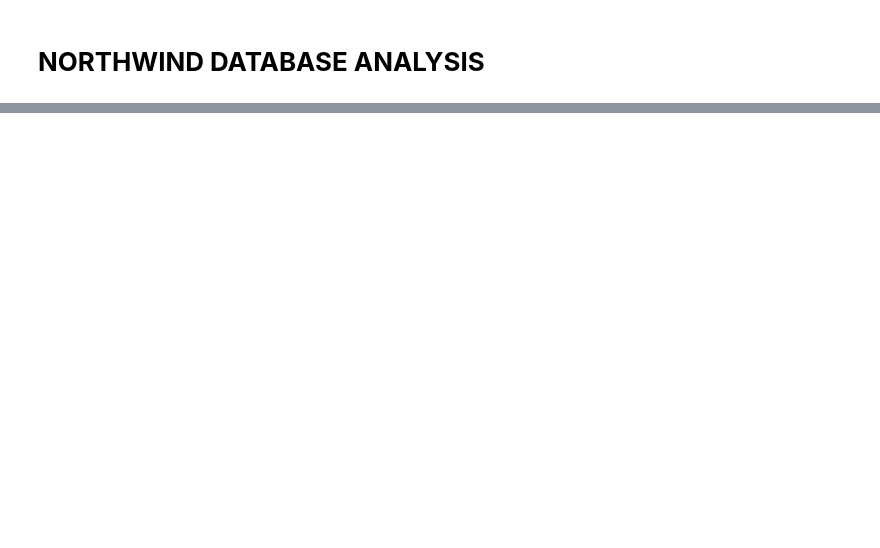
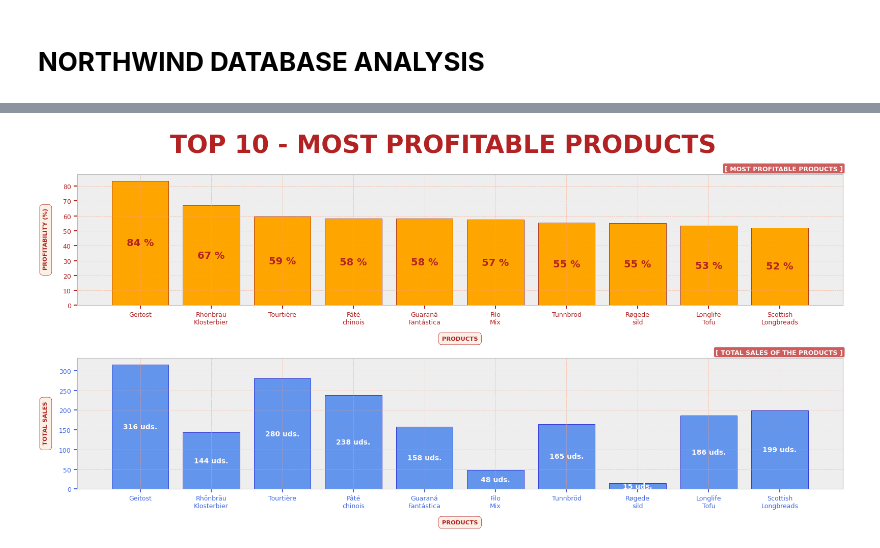
Before and after one commit to AlexIverson3/NorthWindDB-Analysis, a Jupyter notebook: NorthWind_Analysis.ipynb, the cells around one changed output, grey strips where cells are left out. Cells and saved outputs as stored; diff of their text form; code cells hidden in the pictures; blank space fills up the shorter version.

```diff
--- a/NorthWind_Analysis.ipynb
+++ b/NorthWind_Analysis.ipynb
@@ -1125,0 +570,82 @@ plt.show()
+# %%
+
+# [ TOP 10 - MOST PROFITABLE PRODUCTS ]
+#=============================================================================================================================
+mostProfitableProd = conn_db( query = '''
+                                        SELECT  p.ProductName,
+                                        		    Price, Cost,
+                                        		    SUM( od.Quantity ) AS Sales,
+                                        		    ROUND( SUM( od.Quantity )* Price ) AS Revenues,
+                                        		    ROUND( ( Price - Cost ) / Price * 100, 2 ) AS Profitability
+
+                                        FROM  [OrderDetails] od
+                                        JOIN  [Products] p
+                                            ON od.ProductID = p.ProductID
+
+                                        GROUP BY p.ProductName, Profitability
+                                        ORDER BY Profitability DESC
+                                        LIMIT 10
+                                      ''',
+
+                              columns = [ 'PRODUCT', 'PRICE', 'COST', 'SALES', 'REVENUES', 'PROFITABILITY' ] )
+
+
+print_table( title = "==[ MOST PROFITABLE PRODUCTS (TOP 10) ]==",
+             df_name = mostProfitableProd )
+
+
+
+# GRÁFICA MATPLOTLIB
+#--------------------------------------------------------------------------------------------------------
+
+products    = mostProfitableProd[ "PRODUCT" ].apply( lambda x: x.replace(" ", "\n") )
+sales       = mostProfitableProd[ "SALES" ]
+profitab    = mostProfitableProd[ "PROFITABILITY" ]
+
+#¨¨¨¨¨¨¨¨¨¨¨¨¨¨¨¨¨¨¨¨¨¨¨¨¨¨¨¨¨¨¨¨¨¨¨¨¨¨¨¨¨¨¨¨¨¨¨¨¨¨¨¨¨¨¨¨¨¨¨¨¨¨¨¨¨¨¨¨¨¨¨¨¨¨¨¨¨¨¨¨¨¨
+create_matplot ( style = "bmh", nrows = 2, ncols = 1, figsize = ( 16, 8 ),
+                 suptitle_label = "TOP 10 - MOST PROFITABLE PRODUCTS" )
+
+#¨¨¨¨¨¨¨¨¨¨¨¨¨¨¨¨¨¨¨¨¨¨¨¨¨¨¨¨¨¨¨¨¨¨¨¨¨¨¨¨¨¨¨¨¨¨¨¨¨¨¨¨¨¨¨¨¨¨¨¨¨¨¨¨¨¨¨¨¨¨¨¨¨¨¨¨¨¨¨¨¨¨
+#  --[ PLOT 1 ]--
+#¨¨¨¨¨¨¨¨¨¨¨¨¨¨¨¨¨¨¨¨¨¨¨¨¨¨¨¨¨¨¨¨¨¨¨¨¨¨¨¨¨¨¨¨¨¨¨¨¨¨¨¨¨¨¨¨¨¨¨¨¨¨¨¨¨¨¨¨¨¨¨¨¨¨¨¨¨¨¨¨¨¨
+create_subplot( nrows = 2, ncols = 1, index = 1,
+                label = "[ MOST PROFITABLE PRODUCTS ]" )
+
+create_bar( x       = products,
+            height  = profitab,
+            edgecolor = "darkred", color_container = "orange",
+            fmt = "{:,.0f} %", label_type = "center",
+            fontweight = "bold", fontsize = 14, color_label = "firebrick" )
+
+create_labels( xlabel = "PRODUCTS",
+               ylabel = " PROFITABILITY (%)" )
+
+config_tickparams( direction = "out", rotation = 0, colors = "firebrick",
+                   labelsize = 9, grid_color = "lightsalmon" )
+
+#¨¨¨¨¨¨¨¨¨¨¨¨¨¨¨¨¨¨¨¨¨¨¨¨¨¨¨¨¨¨¨¨¨¨¨¨¨¨¨¨¨¨¨¨¨¨¨¨¨¨¨¨¨¨¨¨¨¨¨¨¨¨¨¨¨¨¨¨¨¨¨¨¨¨¨¨¨¨¨¨¨¨
+#  --[ PLOT 2 ]--
+#¨¨¨¨¨¨¨¨¨¨¨¨¨¨¨¨¨¨¨¨¨¨¨¨¨¨¨¨¨¨¨¨¨¨¨¨¨¨¨¨¨¨¨¨¨¨¨¨¨¨¨¨¨¨¨¨¨¨¨¨¨¨¨¨¨¨¨¨¨¨¨¨¨¨¨¨¨¨¨¨¨¨
+create_subplot( nrows = 2, ncols = 1, index = 2,
+                label = "[ TOTAL SALES OF THE PRODUCTS ]" )
+
+create_bar( x       = products,
+            height  = sales,
+            edgecolor = "mediumblue", color_container = "cornflowerblue",
+            fmt = "{:,.0f} uds.", label_type = "center",
+            fontweight = "bold", fontsize = 10, color_label = "snow" )
+
+create_labels( xlabel = "PRODUCTS",
+               ylabel = " TOTAL SALES" )
+
+config_tickparams( direction = "out", rotation = 0, colors = "royalblue",
+                   labelsize = 9, grid_color = "lightsalmon" )
+
+#¨¨¨¨¨¨¨¨¨¨¨¨¨¨¨¨¨¨¨¨¨¨¨¨¨¨¨¨¨¨¨¨¨¨¨¨¨¨¨¨¨¨¨¨¨¨¨¨¨¨¨¨¨¨¨¨¨¨¨¨¨¨¨¨¨¨¨¨¨¨¨¨¨¨¨¨¨¨¨¨¨¨
+plt.tight_layout()
+plt.show()
+
+#--------------------------------------------------------------------------------------------------------
+#=============================================================================================================================
+# %% [output]
@@ -1125,0 +667 @@ plt.show()
+[figure, added]
```
Also changed, not shown: parts of 52 cells of this notebook, 55 other files.
